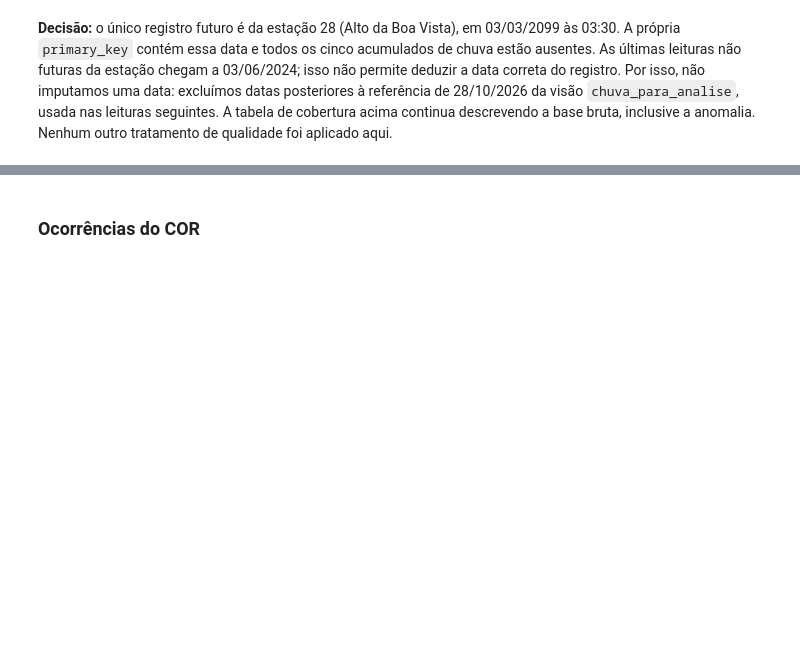
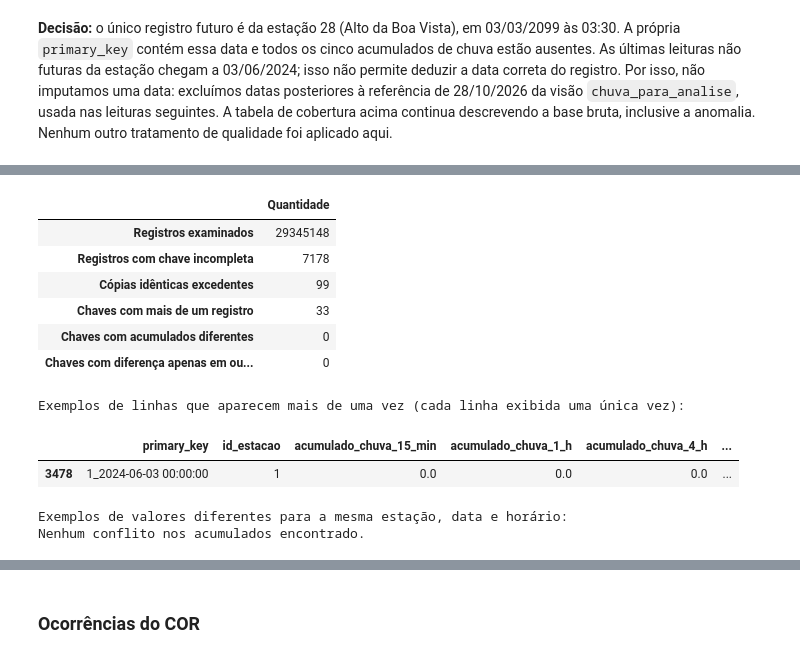
Before and after one commit to PedroVNeves/Quando_a_chuva_vira_problema, a Jupyter notebook: analise.ipynb, the cells around one changed output, grey strips where cells are left out. Saved outputs shown, nothing was run; the diff lists cells and outputs as text; code cells hidden in the pictures; blank space fills up the shorter version.

Commit message:
Diagnóstico de duplicatas na chuva

```diff
--- a/analise.ipynb
+++ b/analise.ipynb
@@ -169,0 +174,61 @@ Registros restantes: 29,345,148.
+# %%
+# Uma estação por vez limita o uso de memória e encontra repetições entre lotes.
+chaves_leitura = ["id_estacao", "data_particao", "horario"]
+acumulados = [c for c in chuva_para_analise.schema.names if c.startswith("acumulado_chuva_")]
+resumos_duplicatas = []
+exemplos_identicos, exemplos_conflitos = [], []
+for id_estacao in sorted(ids_estacoes_chuva) + [None]:
+    filtro_estacao = (ds.field("id_estacao").is_null() if id_estacao is None
+                      else ds.field("id_estacao") == id_estacao)
+    leituras = chuva_para_analise.to_table(filter=filtro_estacao).to_pandas()
+    if leituras.empty:
+        continue
+    repetidas = leituras.duplicated(keep=False)
+    copias_excedentes = int(leituras.duplicated().sum())
+    completas = leituras.dropna(subset=chaves_leitura)
+    tamanhos = completas.groupby(chaves_leitura).size()
+    distintas = completas.drop_duplicates()
+    grupos = distintas.groupby(chaves_leitura)
+    conflitos = grupos[acumulados].nunique(dropna=False).gt(1).any(axis=1)
+    variantes = grupos.size()
+    resumos_duplicatas.append({
+        "Registros examinados": len(leituras),
+        "Registros com chave incompleta": len(leituras) - len(completas),
+        "Cópias idênticas excedentes": copias_excedentes,
+        "Chaves com mais de um registro": int(tamanhos.gt(1).sum()),
+        "Chaves com acumulados diferentes": int(conflitos.sum()),
+        "Chaves com diferença apenas em outros campos": int(((variantes > 1) & ~conflitos).sum()),
+    })
+    if repetidas.any() and not exemplos_identicos:
+        exemplos_identicos.append(leituras.loc[repetidas].drop_duplicates().head(3))
+    if conflitos.any() and not exemplos_conflitos:
+        chaves_exemplo = conflitos[conflitos].head(2).reset_index()[chaves_leitura]
+        exemplos_conflitos.append(
+            distintas.merge(chaves_exemplo, on=chaves_leitura).sort_values(chaves_leitura)
+        )
+
+resumo_duplicatas = pd.DataFrame(resumos_duplicatas).sum().rename("Quantidade").to_frame()
+display(resumo_duplicatas)
+print("Exemplos de linhas que aparecem mais de uma vez (cada linha exibida uma única vez):")
+if exemplos_identicos:
+    display(exemplos_identicos[0])
+else:
+    print("Nenhuma linha idêntica repetida encontrada.")
+print("Exemplos de valores diferentes para a mesma estação, data e horário:")
+if exemplos_conflitos:
+    display(exemplos_conflitos[0])
+else:
+    print("Nenhum conflito nos acumulados encontrado.")
+# %% [output]
+|  | Quantidade |
+| Registros examinados | 29345148 |
+| Registros com chave incompleta | 7178 |
+| Cópias idênticas excedentes | 99 |
+| Chaves com mais de um registro | 33 |
+| Chaves com acumulados diferentes | 0 |
+| Chaves com diferença apenas em ou... | 0 |
+Exemplos de linhas que aparecem mais de uma vez (cada linha exibida uma única vez):
+|  | primary_key | id_estacao | acumulado_chuva_15_min | acumulado_chuva_1_h | acumulado_chuva_4_h | ... |
+| 3478 | 1_2024-06-03 00:00:00 | 1 | 0.0 | 0.0 | 0.0 | ... |
+Exemplos de valores diferentes para a mesma estação, data e horário:
+Nenhum conflito nos acumulados encontrado.
```
Also changed, not shown: parts of 2 cells of this notebook.
